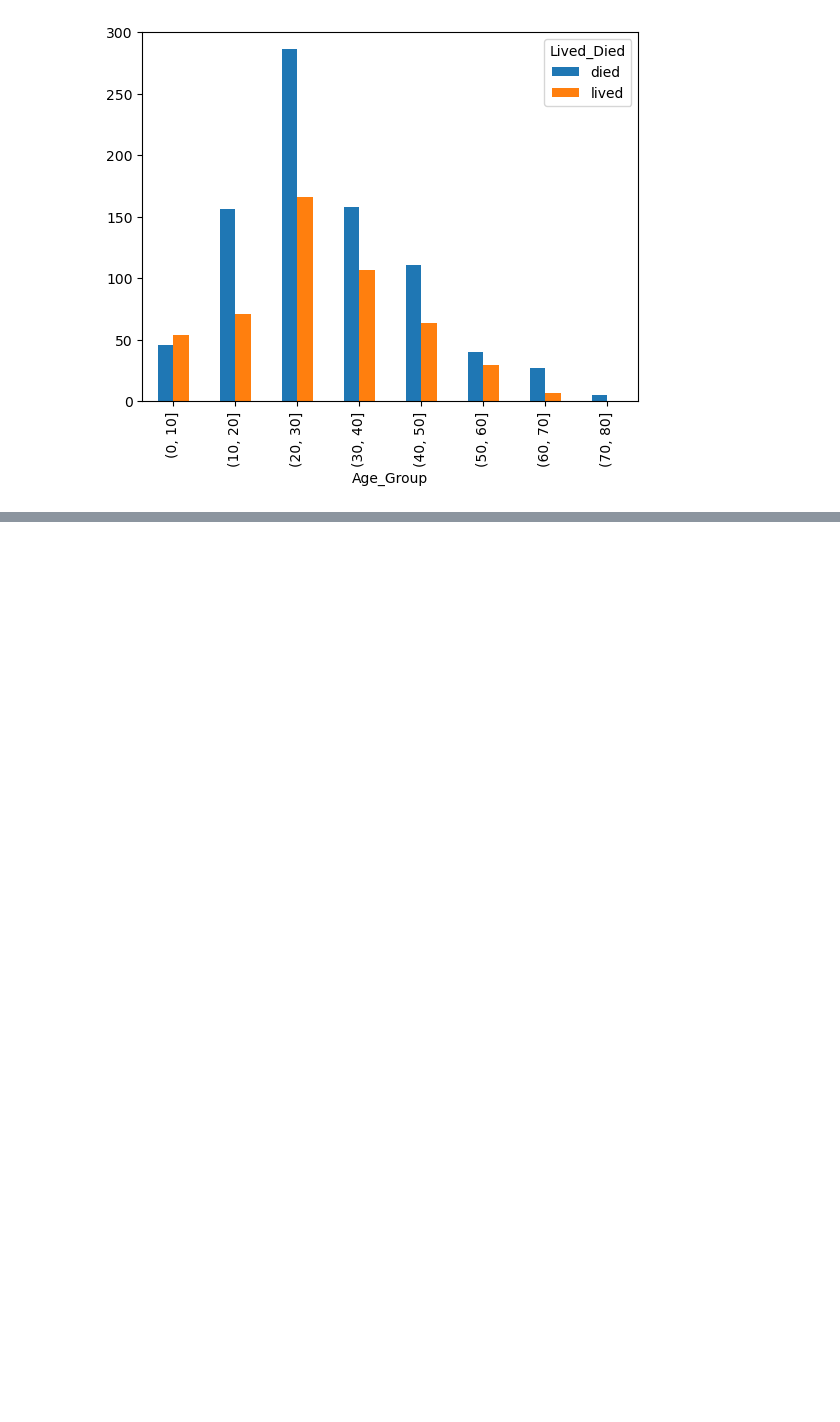
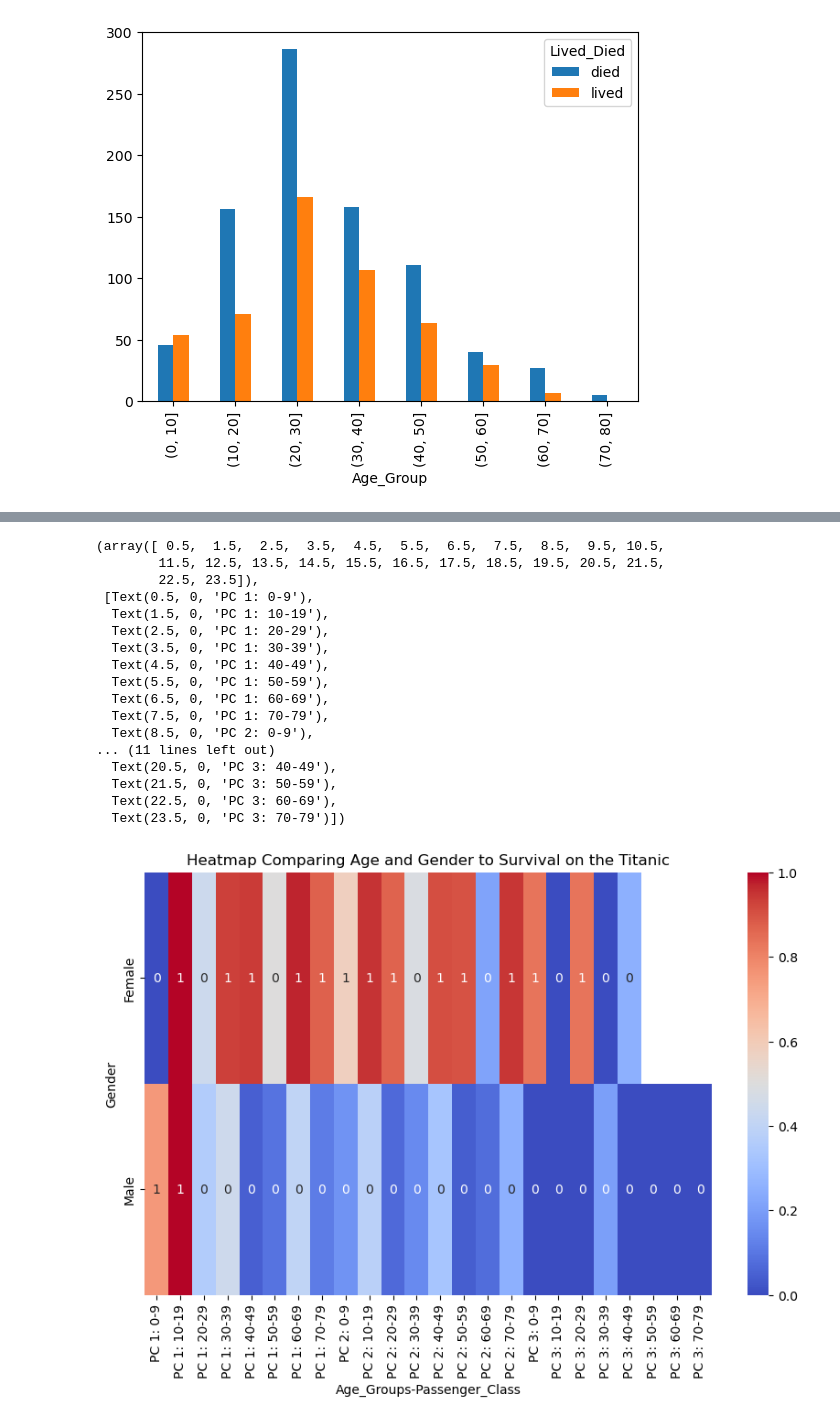
Before and after one commit to CS4580/my-notes-JulianArchuleta, a Jupyter notebook: module6/titanic_passanger_analysis.ipynb, the cells around one changed output, grey strips where cells are left out. Drawn from its saved outputs; the diff is of its cells as text; code cells hidden in the pictures; blank space fills up the shorter version.

```diff
--- a/module6/titanic_passanger_analysis.ipynb
+++ b/module6/titanic_passanger_analysis.ipynb
@@ -116,0 +224,46 @@ ValueError: Must pass 2-d input. shape=()
+# %%
+import seaborn as sns
+import matplotlib.pyplot as plt
+import pandas as pd
+%matplotlib inline
+from sklearn import preprocessing
+passengers_df = pd.read_csv('../data/Titanic_Passengers.csv')# load data
+
+# Drop the columns that are not needed
+passengers_df = passengers_df.drop(['Name', 'Born', 'Died', 'Fare', 'Fare_decimal'], axis=1)
+passengers_df.dropna(inplace=True) # drop rows with missing values
+# Encode the categorical columns
+le = preprocessing.LabelEncoder()
+passengers_df['Lived_Died_int'] = le.fit_transform(passengers_df['Lived_Died'])
+passengers_df['Age_Groups-Passenger_Class'] = pd.cut(passengers_df['Age'], bins=range(0, 90, 10)).astype(str) + '-PC ' + passengers_df['Passenger_Class'].astype(str)
+pivot_table = pd.pivot_table(passengers_df, values='Lived_Died_int', index=['Gender'], columns=['Age_Groups-Passenger_Class']) # use a pivot table
+pivot_table.applymap(lambda x: 'Lived' if x == 1 else 'Died') # map the values to Lived or Died
+# create a heatmap
+plt.figure(figsize=(10, 6))
+x_axis_labels = [
+	'PC 1: 0-9', 'PC 1: 10-19', 'PC 1: 20-29', 'PC 1: 30-39', 'PC 1: 40-49', 'PC 1: 50-59', 'PC 1: 60-69', 'PC 1: 70-79',
+	'PC 2: 0-9', 'PC 2: 10-19', 'PC 2: 20-29', 'PC 2: 30-39', 'PC 2: 40-49', 'PC 2: 50-59', 'PC 2: 60-69', 'PC 2: 70-79',
+	'PC 3: 0-9', 'PC 3: 10-19', 'PC 3: 20-29', 'PC 3: 30-39', 'PC 3: 40-49', 'PC 3: 50-59', 'PC 3: 60-69', 'PC 3: 70-79'
+]
+sns.heatmap(pivot_table, annot=True,yticklabels=['Female', 'Male'], xticklabels=x_axis_labels, fmt=".0f", cmap='coolwarm')
+plt.title('Heatmap Comparing Age and Gender to Survival on the Titanic')
+plt.xticks(rotation=90)
+# %% [output]
+(array([ 0.5,  1.5,  2.5,  3.5,  4.5,  5.5,  6.5,  7.5,  8.5,  9.5, 10.5,
+        11.5, 12.5, 13.5, 14.5, 15.5, 16.5, 17.5, 18.5, 19.5, 20.5, 21.5,
+        22.5, 23.5]),
+ [Text(0.5, 0, 'PC 1: 0-9'),
+  Text(1.5, 0, 'PC 1: 10-19'),
+  Text(2.5, 0, 'PC 1: 20-29'),
+  Text(3.5, 0, 'PC 1: 30-39'),
+  Text(4.5, 0, 'PC 1: 40-49'),
+  Text(5.5, 0, 'PC 1: 50-59'),
+  Text(6.5, 0, 'PC 1: 60-69'),
+  Text(7.5, 0, 'PC 1: 70-79'),
+  Text(8.5, 0, 'PC 2: 0-9'),
+... (11 lines left out)
+  Text(20.5, 0, 'PC 3: 40-49'),
+  Text(21.5, 0, 'PC 3: 50-59'),
+  Text(22.5, 0, 'PC 3: 60-69'),
+  Text(23.5, 0, 'PC 3: 70-79')])
+[figure, added]
```
Also changed, not shown: parts of 18 cells of this notebook.
